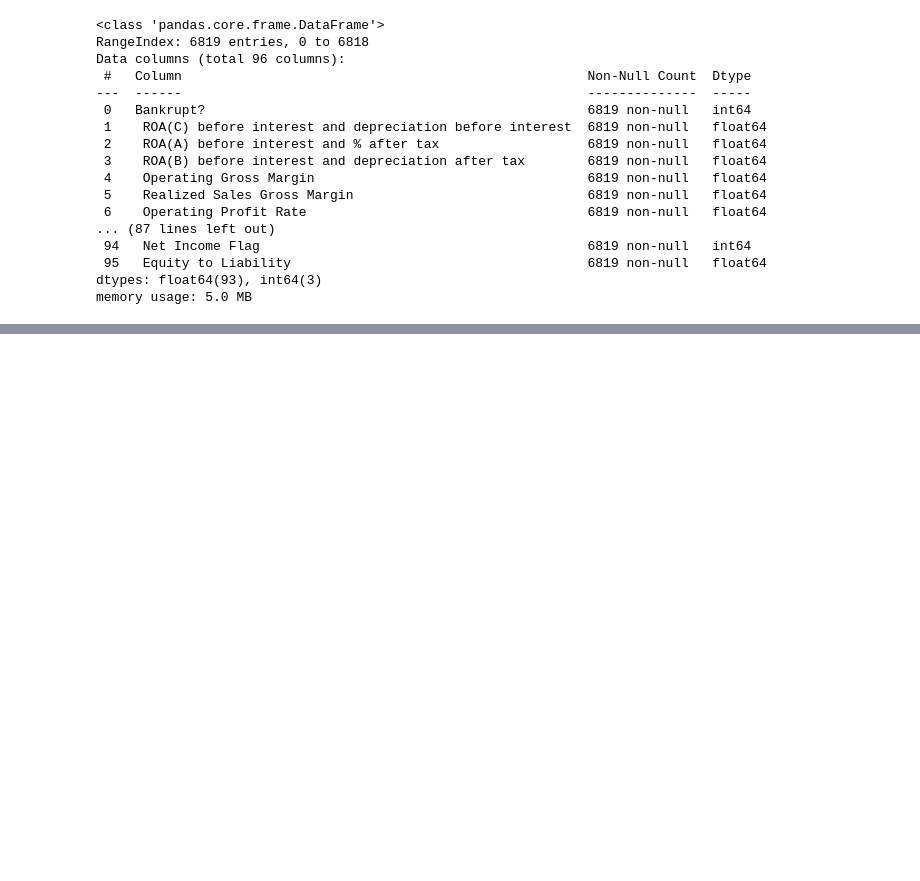
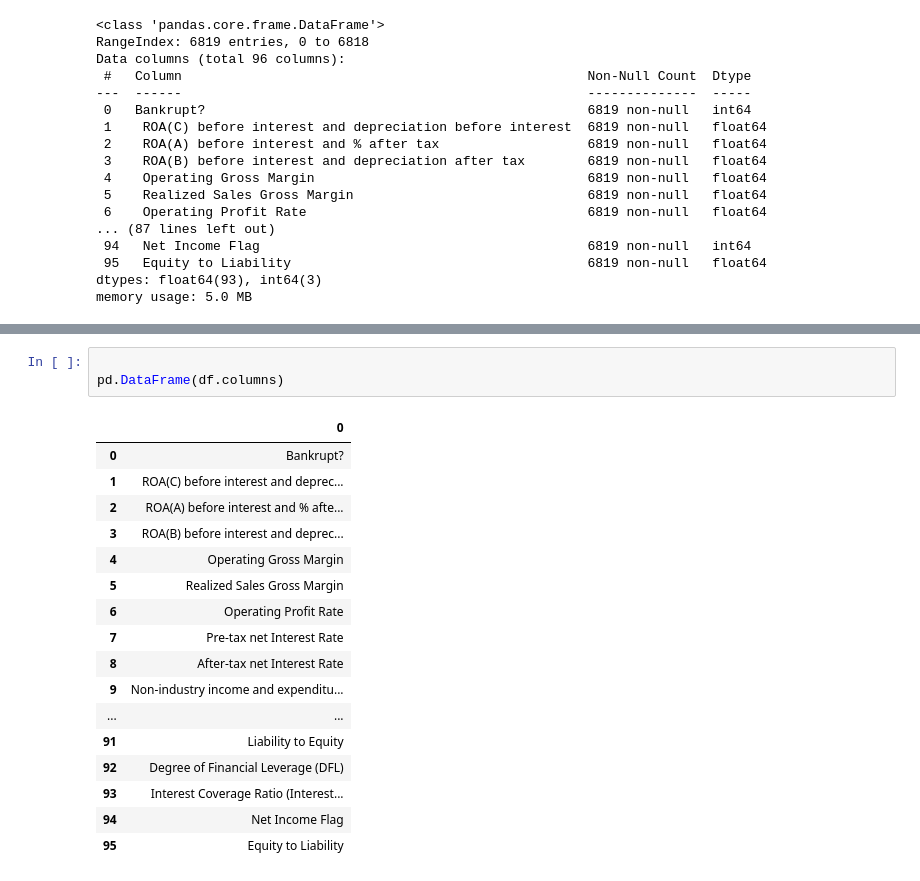
Before and after one commit to saptarshipal1/company_bankruptcy_prediction, a Jupyter notebook: company_bankruptcy_prediction.ipynb, the cells around one changed output, grey strips where cells are left out. Saved outputs shown, nothing was run; the diff lists cells and outputs as text; blank space fills up the shorter version.

```diff
--- a/company_bankruptcy_prediction.ipynb
+++ b/company_bankruptcy_prediction.ipynb
@@ -38,0 +97,21 @@ memory usage: 5.0 MB
+# %%
+
+pd.DataFrame(df.columns)
+# %% [output]
+|  | 0 |
+| 0 | Bankrupt? |
+| 1 | ROA(C) before interest and deprec... |
+| 2 | ROA(A) before interest and % afte... |
+| 3 | ROA(B) before interest and deprec... |
+| 4 | Operating Gross Margin |
+| 5 | Realized Sales Gross Margin |
+| 6 | Operating Profit Rate |
+| 7 | Pre-tax net Interest Rate |
+| 8 | After-tax net Interest Rate |
+| 9 | Non-industry income and expenditu... |
+| ... | ... |
+| 91 | Liability to Equity |
+| 92 | Degree of Financial Leverage (DFL) |
+| 93 | Interest Coverage Ratio (Interest... |
+| 94 | Net Income Flag |
+| 95 | Equity to Liability |
```
Also changed, not shown: parts of 8 cells of this notebook, 21 other files.
